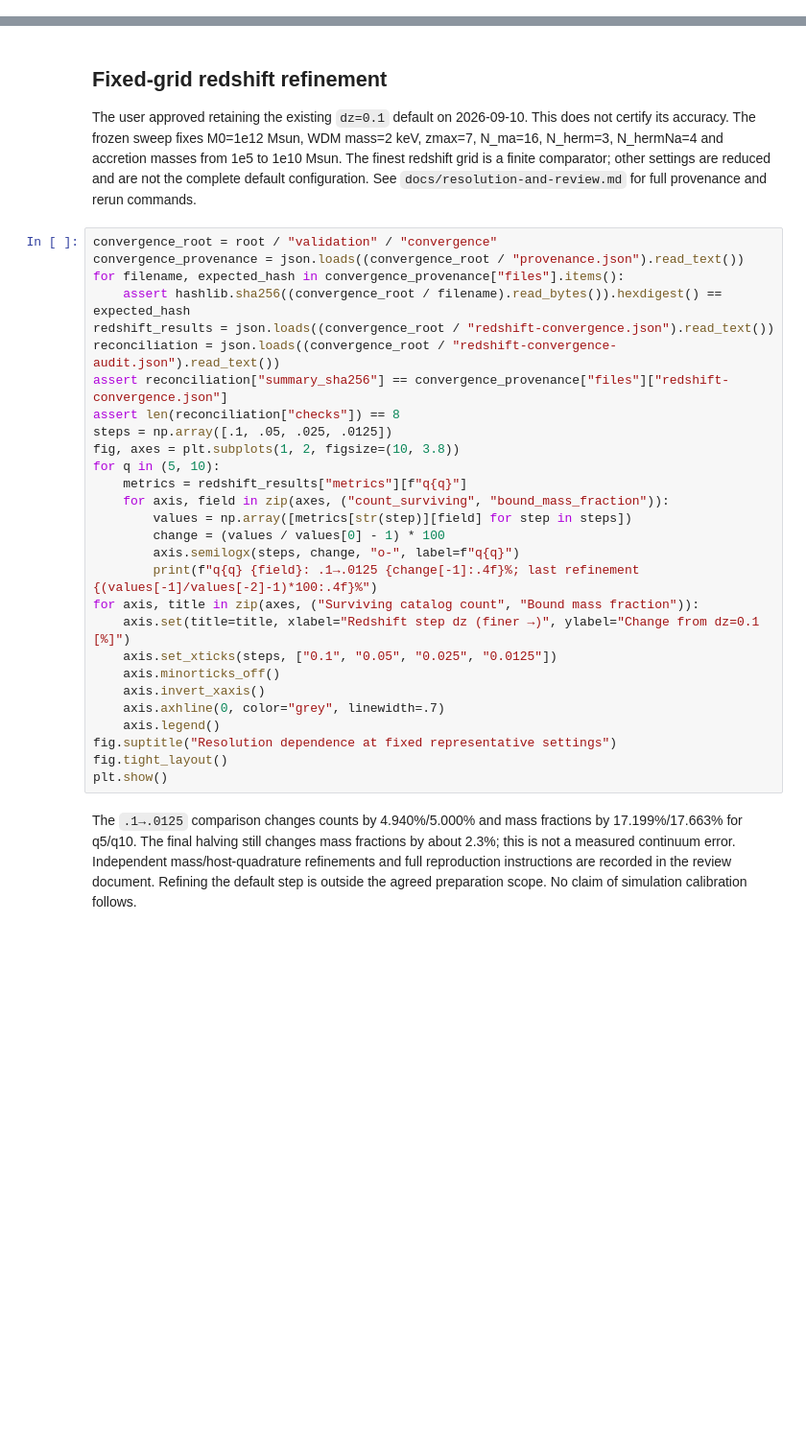
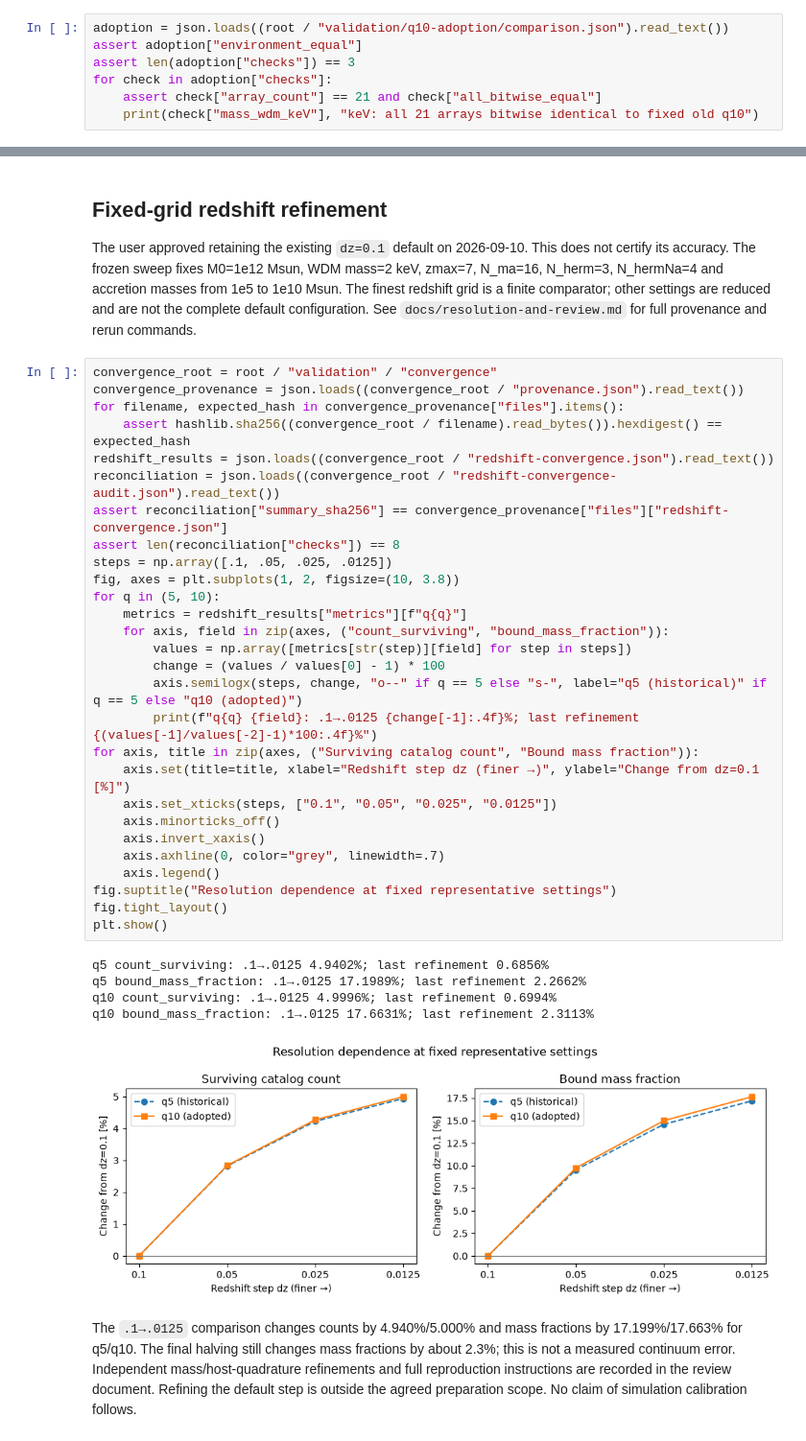
Before and after one commit to gomeshun/sashimi-w, a Jupyter notebook: notebooks/scientific_validation.ipynb, the cells around one changed output, grey strips where cells are left out. Shown at 96% size. Drawn from its saved outputs; the diff is of its cells as text; blank space fills up the shorter version.

Commit message:
Record fixed q10 comparison and executed adoption notebooks

```diff
--- a/notebooks/scientific_validation.ipynb
+++ b/notebooks/scientific_validation.ipynb
@@ -49,0 +61,7 @@ with np.load(references / "A.npz") as old:
+# %%
+adoption = json.loads((root / "validation/q10-adoption/comparison.json").read_text())
+assert adoption["environment_equal"]
+assert len(adoption["checks"]) == 3
+for check in adoption["checks"]:
+    assert check["array_count"] == 21 and check["all_bitwise_equal"]
+    print(check["mass_wdm_keV"], "keV: all 21 arrays bitwise identical to fixed old q10")
@@ -84,31 +109,37 @@ See `docs/resolution-and-review.md` for full provenance and rerun commands.
 # %%
 convergence_root = root / "validation" / "convergence"
 convergence_provenance = json.loads((convergence_root / "provenance.json").read_text())
 for filename, expected_hash in convergence_provenance["files"].items():
     assert hashlib.sha256((convergence_root / filename).read_bytes()).hexdigest() == expected_hash
 redshift_results = json.loads((convergence_root / "redshift-convergence.json").read_text())
 reconciliation = json.loads((convergence_root / "redshift-convergence-audit.json").read_text())
 assert reconciliation["summary_sha256"] == convergence_provenance["files"]["redshift-convergence.json"]
 assert len(reconciliation["checks"]) == 8
 steps = np.array([.1, .05, .025, .0125])
 fig, axes = plt.subplots(1, 2, figsize=(10, 3.8))
 for q in (5, 10):
     metrics = redshift_results["metrics"][f"q{q}"]
     for axis, field in zip(axes, ("count_surviving", "bound_mass_fraction")):
         values = np.array([metrics[str(step)][field] for step in steps])
         change = (values / values[0] - 1) * 100
-        axis.semilogx(steps, change, "o-", label=f"q{q}")
+        axis.semilogx(steps, change, "o--" if q == 5 else "s-", label="q5 (historical)" if q == 5 else "q10 (adopted)")
         print(f"q{q} {field}: .1→.0125 {change[-1]:.4f}%; last refinement {(values[-1]/values[-2]-1)*100:.4f}%")
 for axis, title in zip(axes, ("Surviving catalog count", "Bound mass fraction")):
     axis.set(title=title, xlabel="Redshift step dz (finer →)", ylabel="Change from dz=0.1 [%]")
     axis.set_xticks(steps, ["0.1", "0.05", "0.025", "0.0125"])
     axis.minorticks_off()
     axis.invert_xaxis()
     axis.axhline(0, color="grey", linewidth=.7)
     axis.legend()
 fig.suptitle("Resolution dependence at fixed representative settings")
 fig.tight_layout()
 plt.show()
+# %% [output]
+q5 count_surviving: .1→.0125 4.9402%; last refinement 0.6856%
+q5 bound_mass_fraction: .1→.0125 17.1989%; last refinement 2.2662%
+q10 count_surviving: .1→.0125 4.9996%; last refinement 0.6994%
+q10 bound_mass_fraction: .1→.0125 17.6631%; last refinement 2.3113%
+[figure, added]
 # %% [markdown]
 The `.1→.0125` comparison changes counts by 4.940%/5.000% and mass
 fractions by 17.199%/17.663% for q5/q10. The final halving still changes
```
Also changed, not shown: parts of 4 cells of this notebook, 4 other files.
